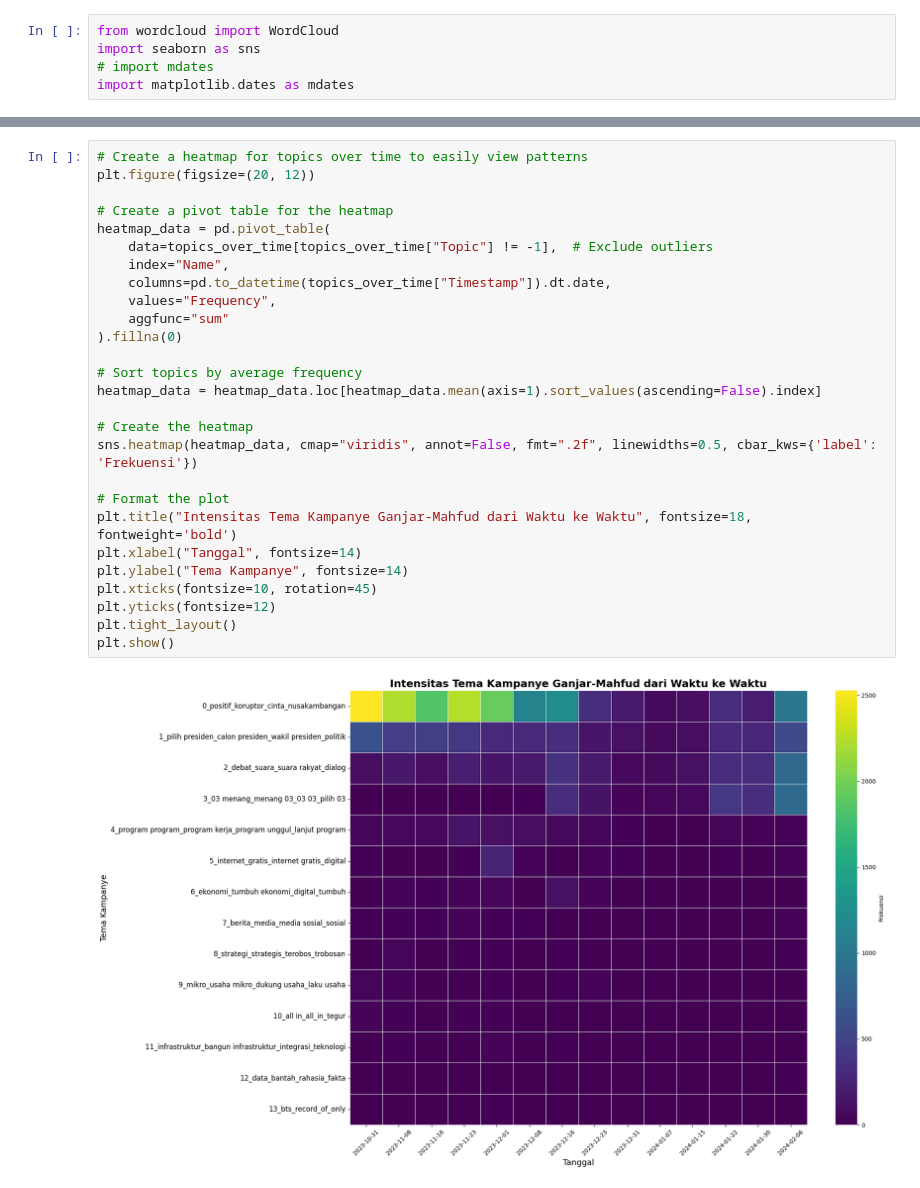
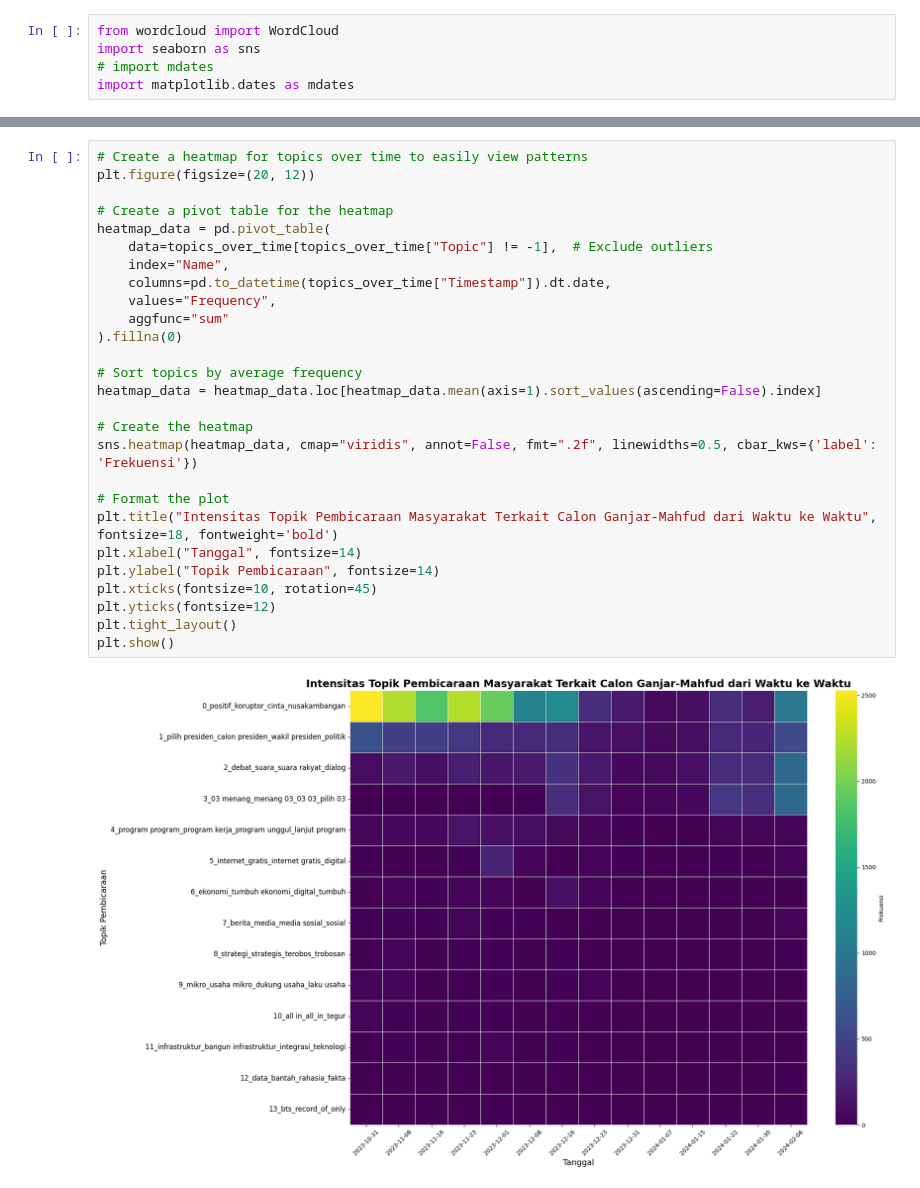
Before and after one commit to satu-dua-TA/topic-modelling, a Jupyter notebook: topic-modelling-03-time-based.ipynb, the cells around one changed output, grey strips where cells are left out. Drawn from its saved outputs; the diff is of its cells as text.

```diff
--- a/topic-modelling-03-time-based.ipynb
+++ b/topic-modelling-03-time-based.ipynb
@@ -249,29 +255,29 @@ plt.show()
 # %%
 # Create a heatmap for topics over time to easily view patterns
 plt.figure(figsize=(20, 12))
 
 # Create a pivot table for the heatmap
 heatmap_data = pd.pivot_table(
     data=topics_over_time[topics_over_time["Topic"] != -1],  # Exclude outliers
     index="Name",
     columns=pd.to_datetime(topics_over_time["Timestamp"]).dt.date,
     values="Frequency",
     aggfunc="sum"
 ).fillna(0)
 
 # Sort topics by average frequency
 heatmap_data = heatmap_data.loc[heatmap_data.mean(axis=1).sort_values(ascending=False).index]
 
 # Create the heatmap
 sns.heatmap(heatmap_data, cmap="viridis", annot=False, fmt=".2f", linewidths=0.5, cbar_kws={'label': 'Frekuensi'})
 
 # Format the plot
-plt.title("Intensitas Tema Kampanye Ganjar-Mahfud dari Waktu ke Waktu", fontsize=18, fontweight='bold')
+plt.title("Intensitas Topik Pembicaraan Masyarakat Terkait Calon Ganjar-Mahfud dari Waktu ke Waktu", fontsize=18, fontweight='bold')
 plt.xlabel("Tanggal", fontsize=14)
-plt.ylabel("Tema Kampanye", fontsize=14)
+plt.ylabel("Topik Pembicaraan", fontsize=14)
 plt.xticks(fontsize=10, rotation=45)
 plt.yticks(fontsize=12)
 plt.tight_layout()
 plt.show()
 # %% [output]
-[figure, old version]
+[figure, new version]
```
Also changed, not shown: parts of 5 cells of this notebook, 2 other files.
